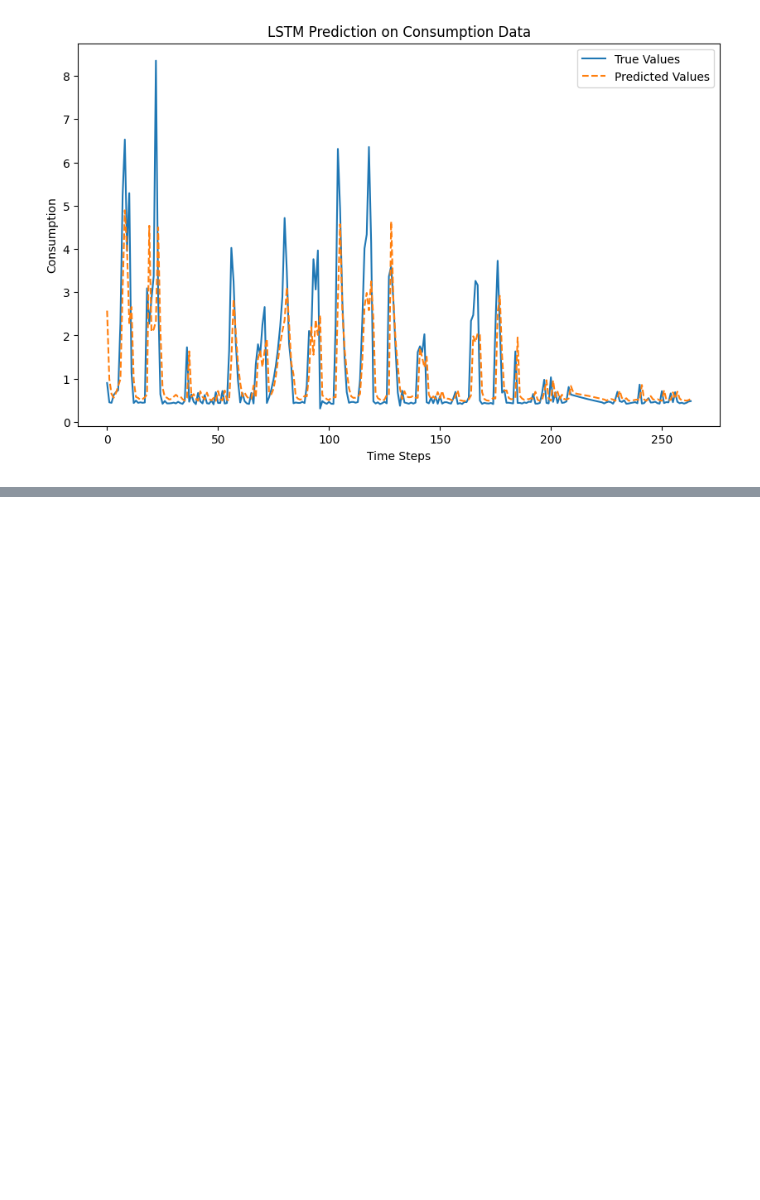
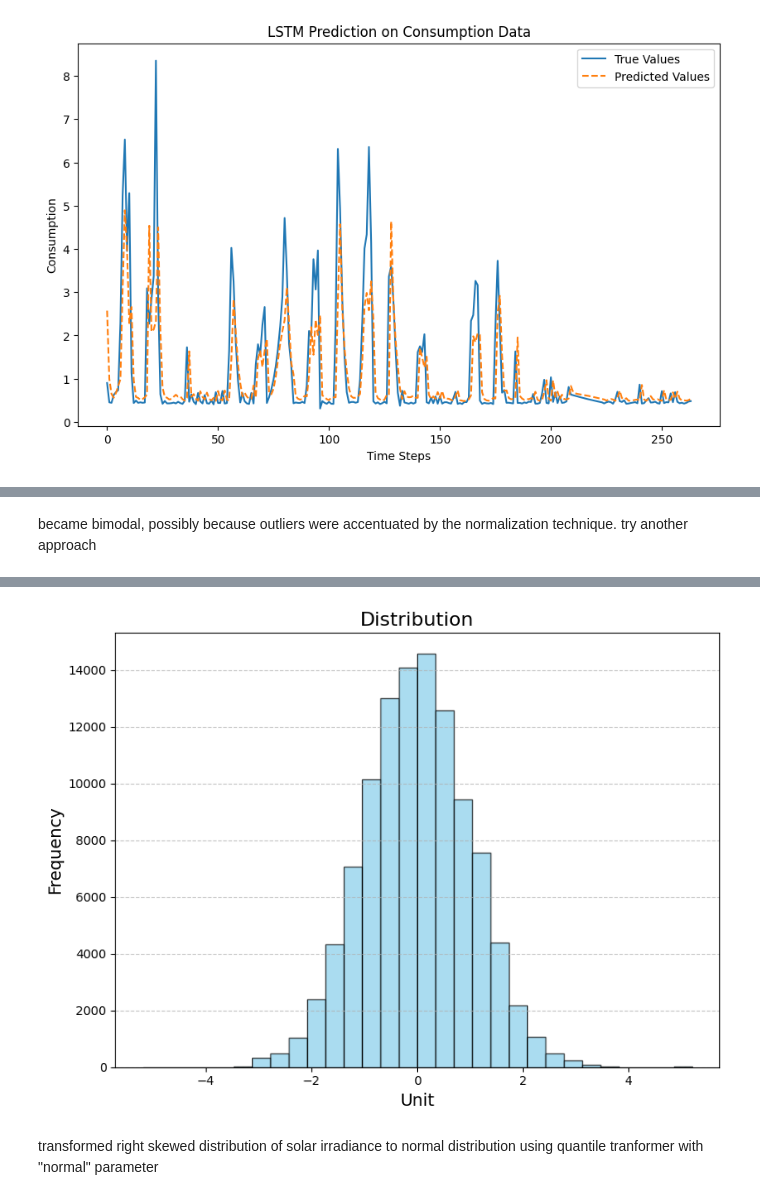
Before and after one commit to neeeal/data-dojo, a Jupyter notebook: time-series/House Hold Energy Data.ipynb, the cells around one changed output, grey strips where cells are left out. Drawn from its saved outputs; the diff is of its cells as text; code cells hidden in the pictures; blank space fills up the shorter version.

```diff
--- a/time-series/House Hold Energy Data.ipynb
+++ b/time-series/House Hold Energy Data.ipynb
@@ -307,0 +337,8 @@ Epoch 64/64
+# %%
+import pandas as pd
+
+path = "train.csv"
+
+df = pd.read_csv(path)
+
+print(df.head())
@@ -307,0 +508,14 @@ Epoch 64/64
+# %% [markdown]
+became bimodal, possibly because outliers were accentuated by the normalization technique. try another approach
+# %%
+from sklearn.preprocessing import QuantileTransformer
+
+transformer = QuantileTransformer(output_distribution='normal')
+transformData = transformer.fit_transform(interpolatedData.values.reshape(-1,1))
+
+normalizeDf = pd.DataFrame(transformData, index = interpolatedData.index, columns = ["global irradiance"])
+print("Transformed Data:")
+print(normalizeDf.head())
+
+plot_hist(normalizeDf)
+# %% [output]
@@ -307,0 +530,3 @@ Epoch 64/64
+[figure, added]
+# %% [markdown]
+transformed right skewed distribution of solar irradiance to normal distribution using quantile tranformer with "normal" parameter
```
Also changed, not shown: parts of 44 cells of this notebook.
